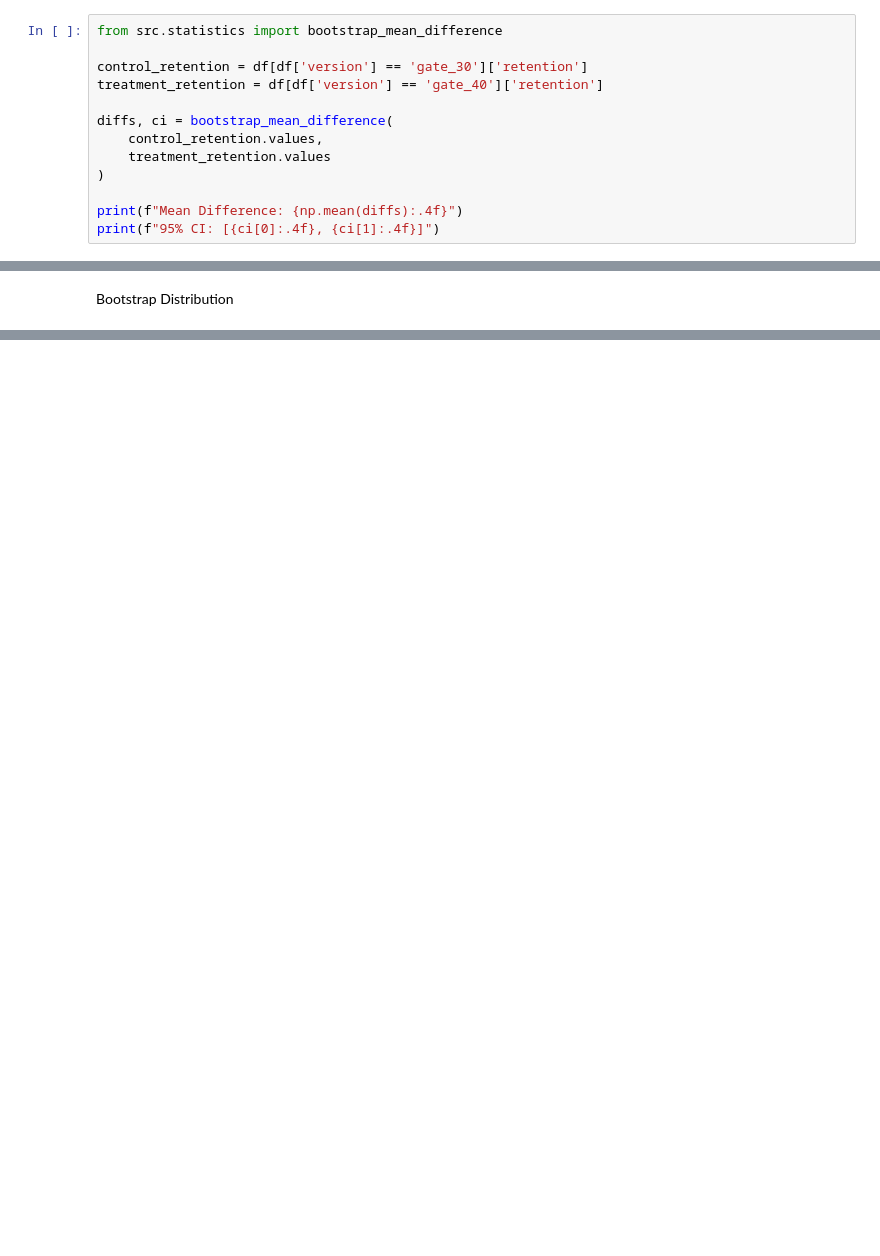
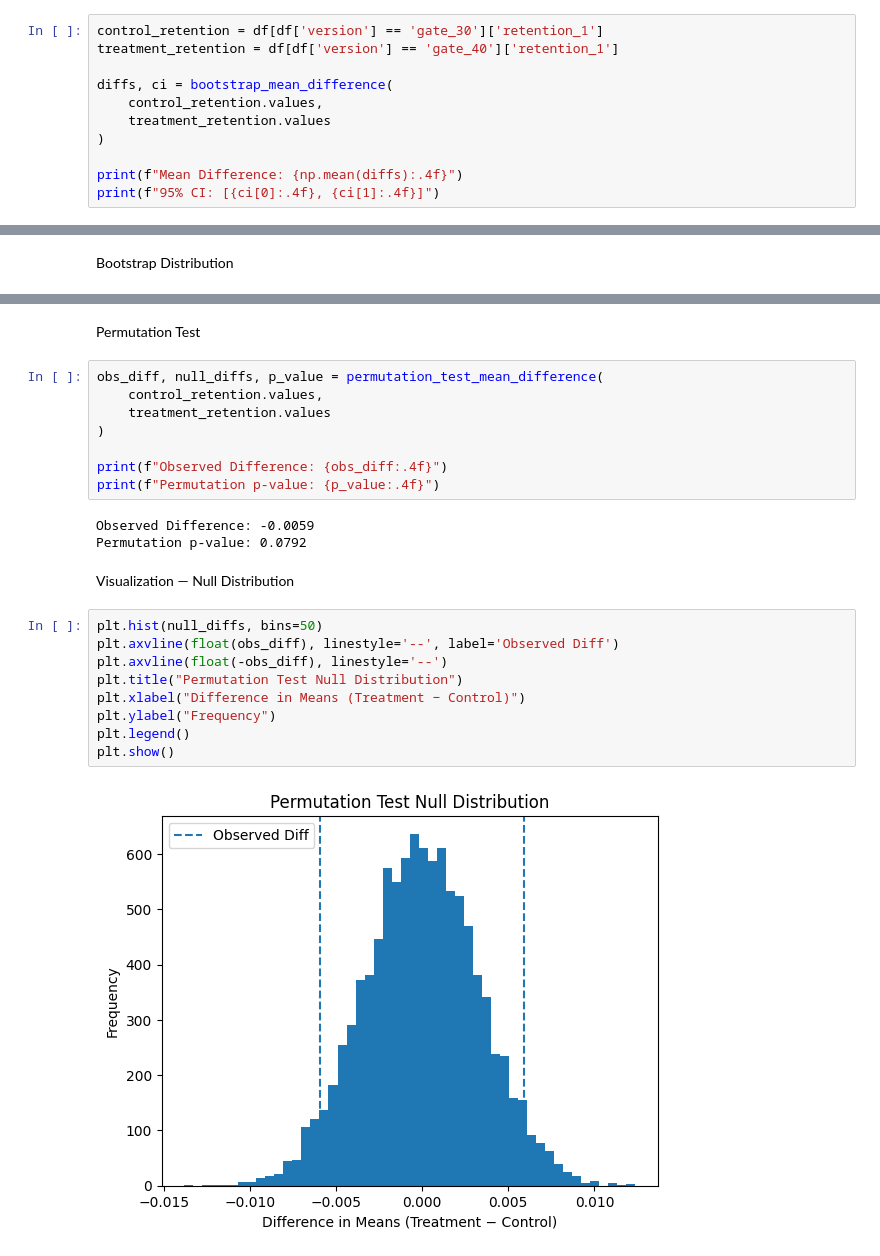
Before and after one commit to pankrulez/Mobile-Games-AB-Testing, a Jupyter notebook: exploration.ipynb, the cells around one changed output, grey strips where cells are left out. Drawn from its saved outputs; the diff is of its cells as text; blank space fills up the shorter version.

```diff
--- a/exploration.ipynb
+++ b/exploration.ipynb
@@ -211,10 +216,8 @@ The Magnitude: The difference might look small (e.g., "Users play 1.5 more round
 
 Business Impact: Multiply that "small" difference by millions of users. If you have 1 million DAU (Daily Active Users), 1.5 fewer rounds = 1.5 million fewer ad impressions per day. That is a massive revenue loss.
 # %%
-from src.statistics import bootstrap_mean_difference
-
-control_retention = df[df['version'] == 'gate_30']['retention']
-treatment_retention = df[df['version'] == 'gate_40']['retention']
+control_retention = df[df['version'] == 'gate_30']['retention_1']
+treatment_retention = df[df['version'] == 'gate_40']['retention_1']
 
 diffs, ci = bootstrap_mean_difference(
     control_retention.values,
@@ -238,0 +245,26 @@ plt.show()
+# %% [markdown]
+Permutation Test
+# %%
+obs_diff, null_diffs, p_value = permutation_test_mean_difference(
+    control_retention.values,
+    treatment_retention.values
+)
+
+print(f"Observed Difference: {obs_diff:.4f}")
+print(f"Permutation p-value: {p_value:.4f}")
+# %% [output]
+Observed Difference: -0.0059
+Permutation p-value: 0.0792
+# %% [markdown]
+Visualization — Null Distribution
+# %%
+plt.hist(null_diffs, bins=50)
+plt.axvline(float(obs_diff), linestyle='--', label='Observed Diff')
+plt.axvline(float(-obs_diff), linestyle='--')
+plt.title("Permutation Test Null Distribution")
+plt.xlabel("Difference in Means (Treatment − Control)")
+plt.ylabel("Frequency")
+plt.legend()
+plt.show()
+# %% [output]
+[figure, added]
```
Also changed, not shown: parts of 18 cells of this notebook, 7 other files.
